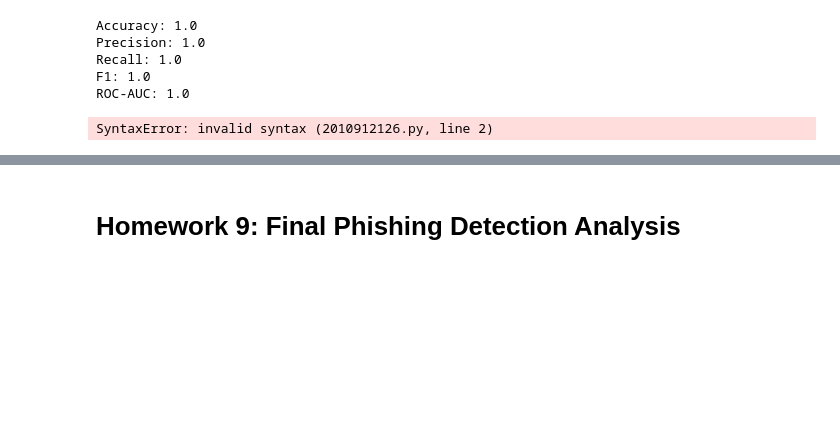
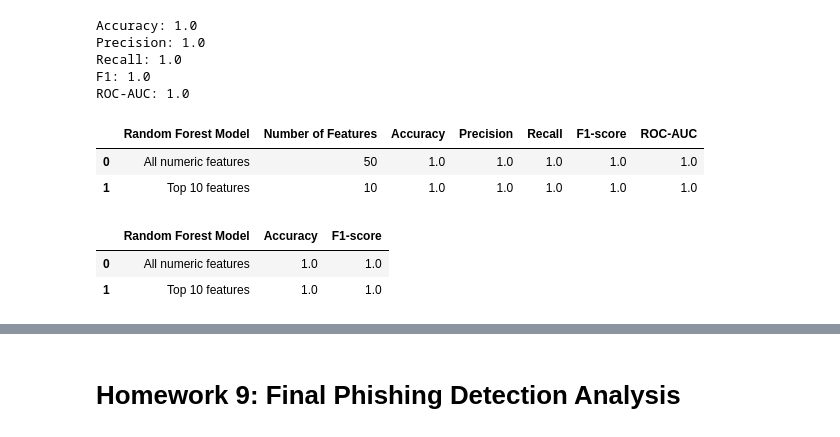
Before and after one commit to shawnw440/CS-6625-Machine-Learning-Based-Phishing-URL-Detection, a Jupyter notebook: CS6625_Phishing_Detection_Walker.ipynb, the cells around one changed output, grey strips where cells are left out. Cells and saved outputs as stored; diff of their text form; code cells hidden in the pictures; blank space fills up the shorter version.

Commit message:
Homework 9

```diff
--- a/CS6625_Phishing_Detection_Walker.ipynb
+++ b/CS6625_Phishing_Detection_Walker.ipynb
@@ -1492,12 +1549,59 @@ Recall: 1.0
 F1: 1.0
 ROC-AUC: 1.0
 # %%
+
 # Part 19: Create the Main Experiment Table
-Create a table like:
 
-Random Forest Model	Number of Features	Accuracy	Precision	Recall	F1-score	ROC-AUC
-All numeric features
-Top 10 features	10
-This table is one of the main results required for Homework 9.
+feature_experiment_results = pd.DataFrame([
+    {
+        "Random Forest Model":
+            "All numeric features",
+
+        "Number of Features":
+            X_train.shape[1],
+
+        "Accuracy":
+            rf_accuracy,
+
+        "Precision":
+            rf_precision,
+
+        "Recall":
+            rf_recall,
+
+        "F1-score":
+            rf_f1,
+
+        "ROC-AUC":
+            rf_auc
+    },
+
+    {
+        "Random Forest Model":
+            "Top 10 features",
+
+        "Number of Features":
+            len(top10_features),
+
+        "Accuracy":
+            top10_accuracy,
+
+        "Precision":
+            top10_precision,
+
+        "Recall":
+            top10_recall,
+
+        "F1-score":
+            top10_f1,
+
+        "ROC-AUC":
+            top10_auc
+    }
+])
+
+feature_experiment_results
 # %% [output]
-SyntaxError: invalid syntax (2010912126.py, line 2)
+|  | Random Forest Model | Number of Features | Accuracy | Precision | Recall | F1-score | ROC-AUC |
+| 0 | All numeric features | 50 | 1.0 | 1.0 | 1.0 | 1.0 | 1.0 |
+| 1 | Top 10 features | 10 | 1.0 | 1.0 | 1.0 | 1.0 | 1.0 |
@@ -1520,3 +1608,21 @@ may help you explain the result more carefully
+# %%
+# Part 20: Minimum Homework 9 Comparison
+
+homework9_rf_comparison = (
+    feature_experiment_results[
+        [
+            "Random Forest Model",
+            "Accuracy",
+            "F1-score"
+        ]
+    ].copy()
+)
+
+homework9_rf_comparison
+# %% [output]
+|  | Random Forest Model | Accuracy | F1-score |
+| 0 | All numeric features | 1.0 | 1.0 |
+| 1 | Top 10 features | 1.0 | 1.0 |
 # %%
 # Part 21: Calculate the Difference
 
```
Also changed, not shown: parts of 10 cells of this notebook.
